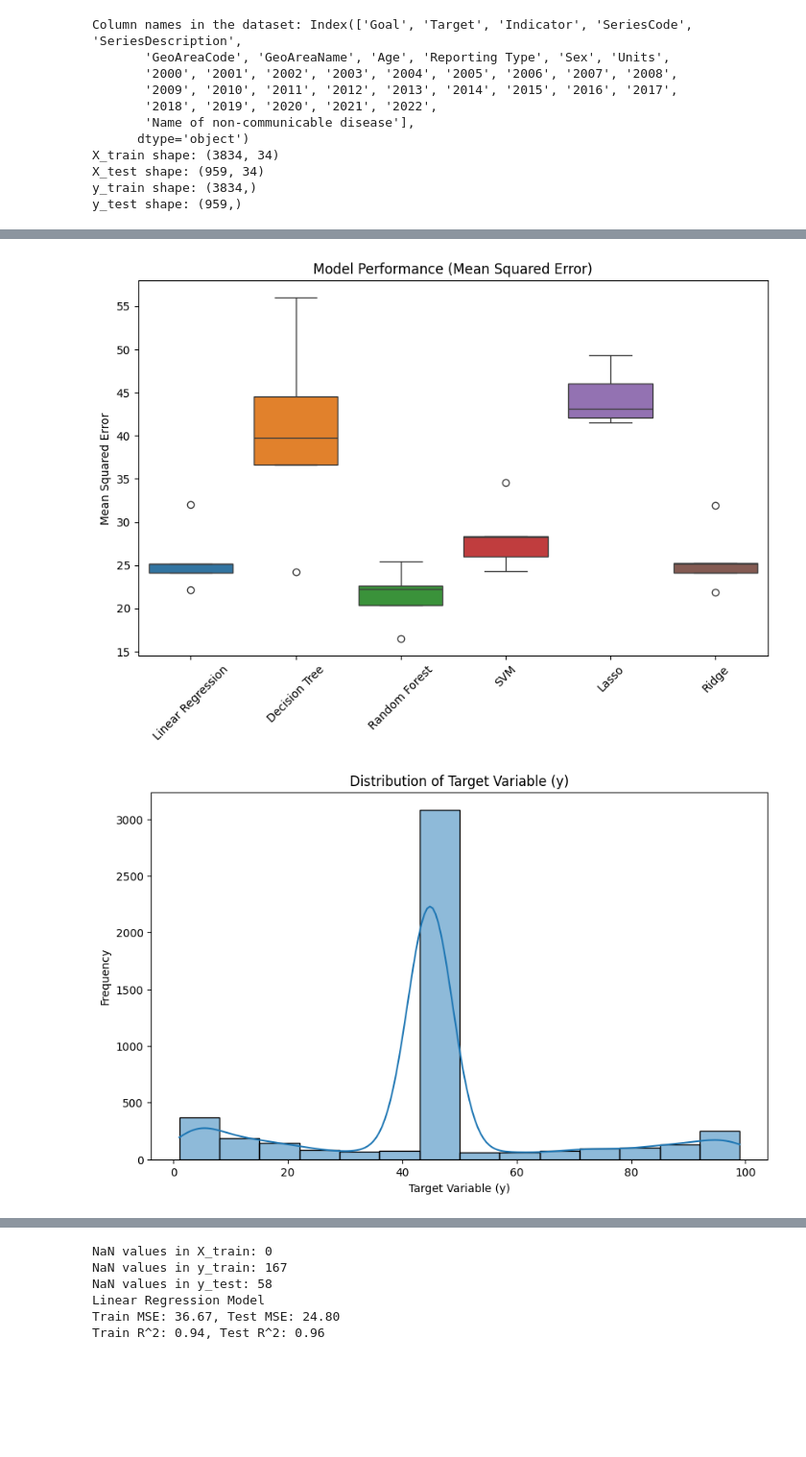
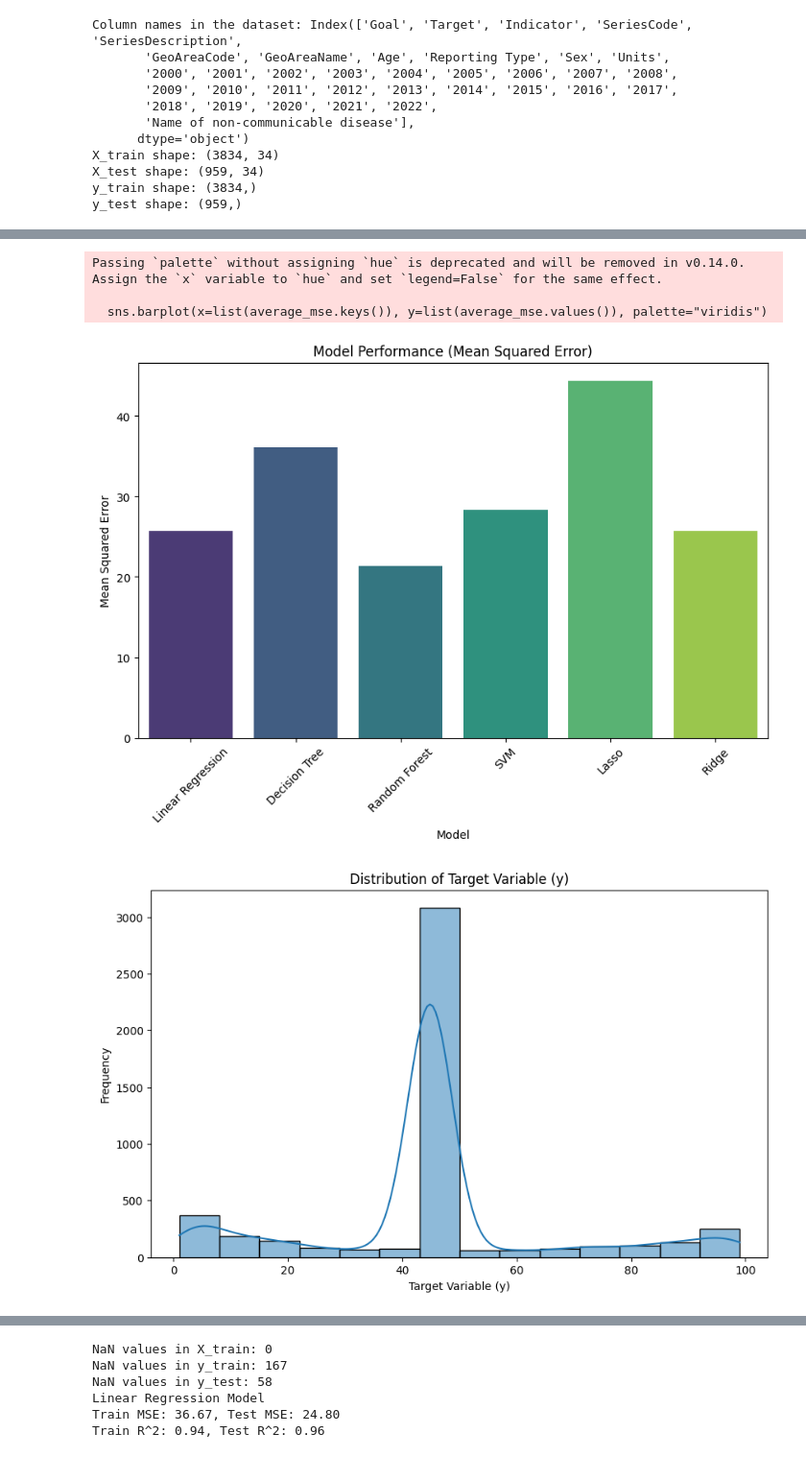
Before and after one commit to anjalidubeyy/sdg-project-machine-learning-, a Jupyter notebook: ml_project_final_code(unsdg).ipynb, the cells around one changed output, grey strips where cells are left out. Shown at 96% size. Cells and saved outputs as stored; diff of their text form; code cells hidden in the pictures; blank space fills up the shorter version.

Commit message:
changed graph for model performance from boxplot to bar

```diff
--- a/ml_project_final_code(unsdg).ipynb
+++ b/ml_project_final_code(unsdg).ipynb
@@ -117,7 +117,7 @@ X_test shape: (959, 34)
 y_train shape: (3834,)
 y_test shape: (959,)
 # %%
-#PREPROCESSING
+#KFOLD CROSS VALIDATION
 # Import necessary libraries
 import pandas as pd
 import matplotlib.pyplot as plt
@@ -235,10 +235,20 @@ for model_name, mse_list in results.items():
 
 # Visualizations
 # 1. Model Performance Visualization
+# Convert results to a DataFrame for visualization
+results_df = pd.DataFrame(results)
+
+# Create a line plot showing MSE variation across folds
+
+# Calculate average MSE for each model
+average_mse = {model: np.mean(mse_list) for model, mse_list in results.items()}
+
+# Create a bar chart for average MSE of each model
 plt.figure(figsize=(10, 6))
-sns.boxplot(data=pd.DataFrame(results))
+sns.barplot(x=list(average_mse.keys()), y=list(average_mse.values()), palette="viridis")
 plt.title('Model Performance (Mean Squared Error)')
 plt.ylabel('Mean Squared Error')
+plt.xlabel('Model')
 plt.xticks(rotation=45)
 plt.show()
 
@@ -249,21 +259,6 @@ plt.title('Distribution of Target Variable (y)')
 plt.xlabel('Target Variable (y)')
 plt.ylabel('Frequency')
 plt.show()
-
-# 3. Feature Importance for Random Forest
-# Only applicable for models that provide feature importance
-rf_importances = rf_model.feature_importances_
-feature_importance_df = pd.DataFrame({
-    'Feature': data.columns[:-1],  # Exclude target column
-    'Importance': rf_importances
-}).sort_values(by='Importance', ascending=False)
-
-plt.figure(figsize=(10, 6))
-sns.barplot(x='Importance', y='Feature', data=feature_importance_df)
-plt.title('Feature Importance from Random Forest')
-plt.xlabel('Importance Score')
-plt.ylabel('Feature')
-plt.show()
 # %% [output]
 Number of NaNs in y: 3022
 NaNs in X_train_cv: 0
@@ -282,5 +277,8 @@ Random Forest: Mean MSE = 21.412668340668812
 SVM: Mean MSE = 28.308548037591304
 Lasso: Mean MSE = 44.41478202097062
 Ridge: Mean MSE = 25.67266023557915
+Passing `palette` without assigning `hue` is deprecated and will be removed in v0.14.0. Assign the `x` variable to `hue` and set `legend=False` for the same effect.
+
+  sns.barplot(x=list(average_mse.keys()), y=list(average_mse.values()), palette="viridis")
-[figure, old version]
+[figure, new version]
 [figure]
```
Also changed, not shown: parts of 1 cell of this notebook.
